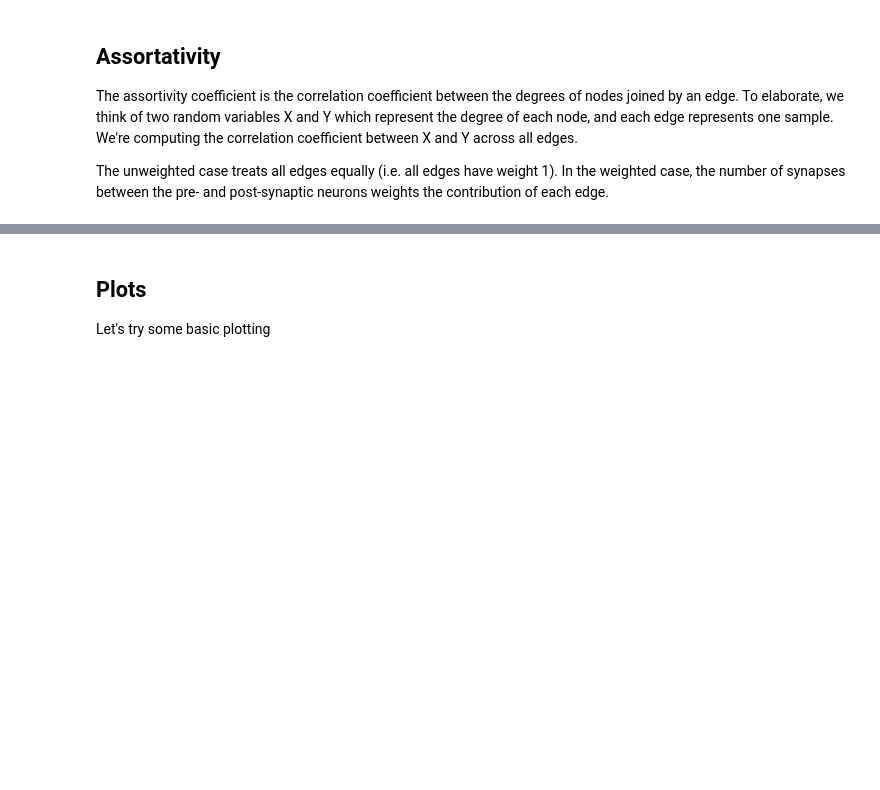
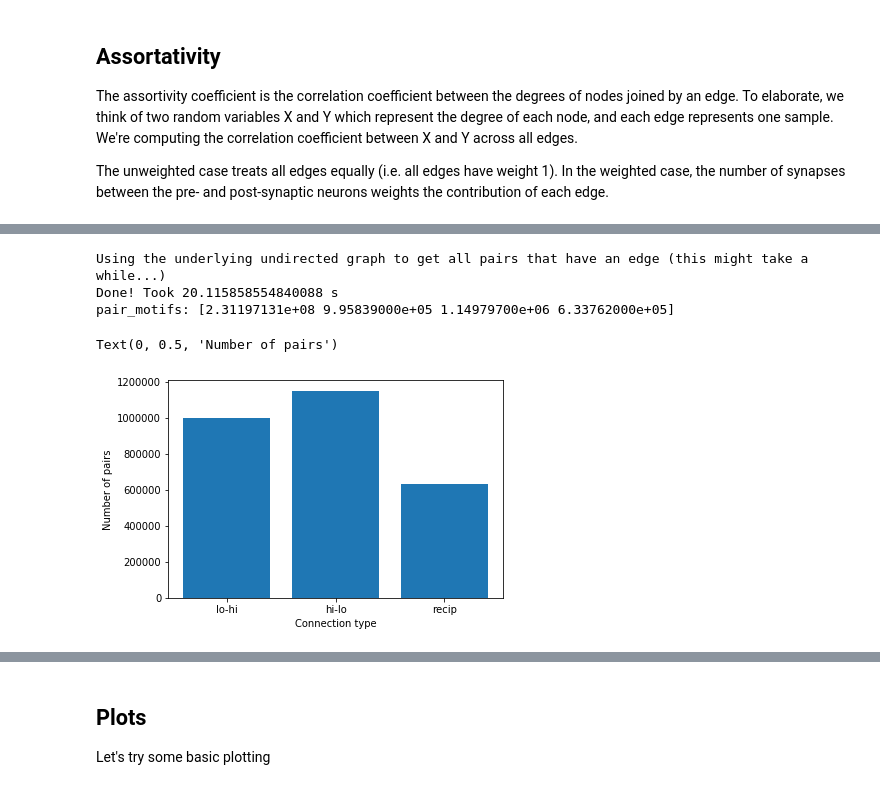
Before and after one commit to celiibrendan/nx_graph_utils, a Jupyter notebook: fly_hemibrain.ipynb, the cells around one changed output, grey strips where cells are left out. Drawn from its saved outputs; the diff is of its cells as text; code cells hidden in the pictures; blank space fills up the shorter version.

Commit message:
added pairwise motif plots

```diff
--- a/fly_hemibrain.ipynb
+++ b/fly_hemibrain.ipynb
@@ -101,0 +108,31 @@ KeyboardInterrupt:
+# %%
+# pair motifs: should be easy, since this is basically just counting edges.
+pair_motifs = np.zeros(4)
+
+print("Using the underlying undirected graph to get all pairs that have an edge (this might take a while...)")
+t_start = time.time()
+n_nodes = nx.number_of_nodes(FlyBrain)
+pair_motifs[0] = n_nodes * (n_nodes - 1) // 2  # assume an empty graph
+uFlyBrain = FlyBrain.to_undirected(as_view=True)
+for e in uFlyBrain.edges:
+    lohi = (min(e), max(e)) in FlyBrain.edges
+    hilo = (max(e), min(e)) in FlyBrain.edges
+    pair_motifs[0] -= lohi + hilo
+    pair_motifs[lohi + 2 * hilo] += 1
+t_end = time.time()
+
+print("Done! Took",t_end - t_start,"s")
+print("pair_motifs:",pair_motifs)
+# %% [output]
+Using the underlying undirected graph to get all pairs that have an edge (this might take a while...)
+Done! Took 20.115858554840088 s
+pair_motifs: [2.31197131e+08 9.95839000e+05 1.14979700e+06 6.33762000e+05]
+# %%
+# plt.bar(range(4), pair_motifs)
+plt.bar([1,2,3], pair_motifs[1:])
+plt.xticks([1,2,3],labels=["lo-hi","hi-lo","recip"])
+plt.xlabel("Connection type")
+plt.ylabel("Number of pairs")
+# %% [output]
+Text(0, 0.5, 'Number of pairs')
+[figure, added]
```
Also changed, not shown: parts of 10 cells of this notebook.
